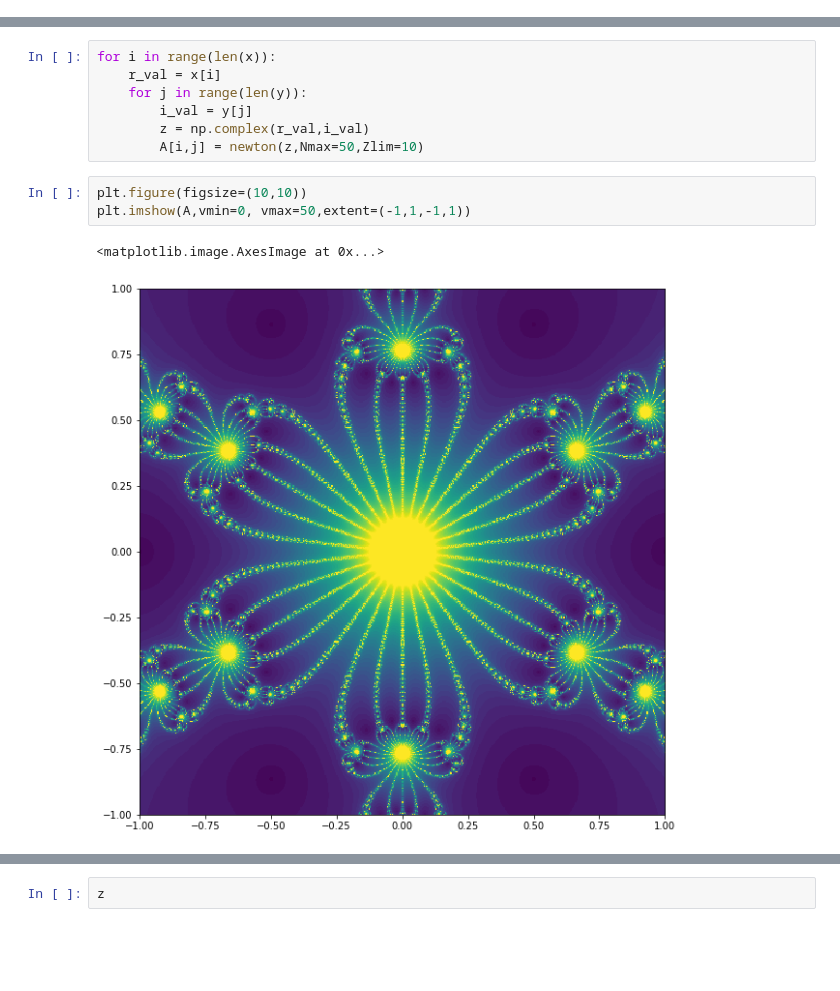
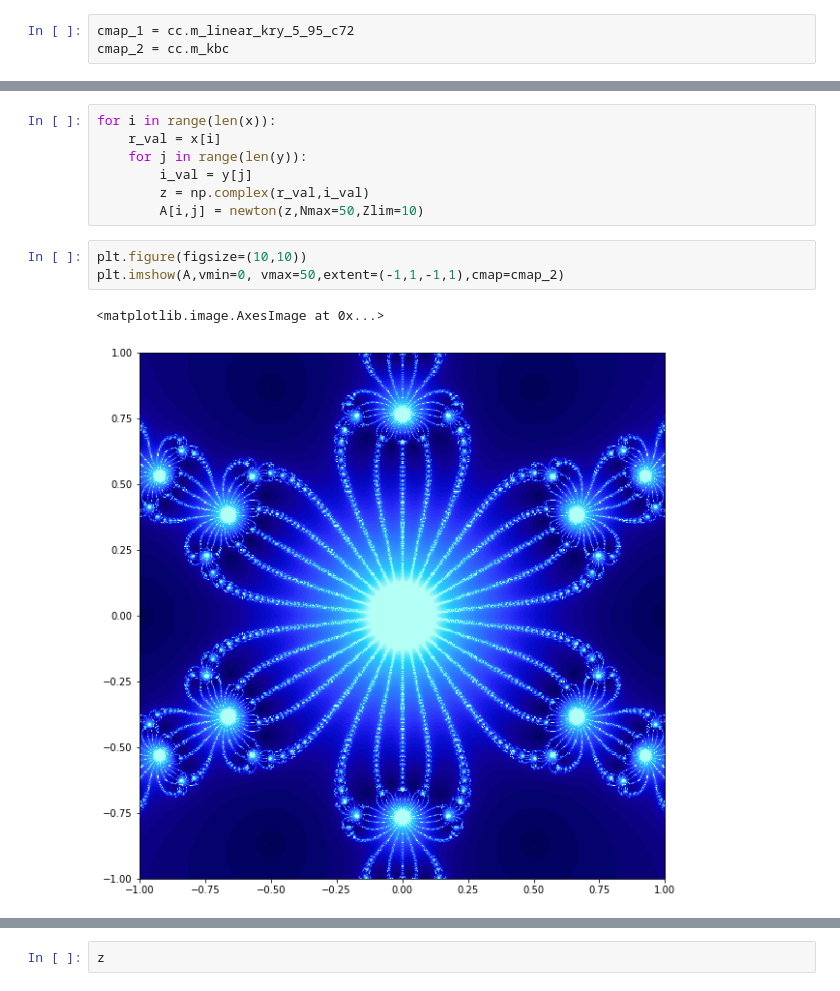
Before and after one commit to rmartinshort/EPS109_fall2018, a Jupyter notebook: Mandelbrot_set.ipynb, the cells around one changed output, grey strips where cells are left out. Drawn from its saved outputs; the diff is of its cells as text; blank space fills up the shorter version.

```diff
--- a/Mandelbrot_set.ipynb
+++ b/Mandelbrot_set.ipynb
@@ -4,4 +5,7 @@ import matplotlib.pyplot as plt
 %matplotlib inline
+# %%
+cmap_1 = cc.m_linear_kry_5_95_c72
+cmap_2 = cc.m_kbc
 # %%
 def mandelbrot(z,C,Nmax=50,Zlim=50):
 
@@ -254,10 +258,10 @@ for i in range(len(x)):
         A[i,j] = newton(z,Nmax=50,Zlim=10)
 # %%
 plt.figure(figsize=(10,10))
-plt.imshow(A,vmin=0, vmax=50,extent=(-1,1,-1,1))
+plt.imshow(A,vmin=0, vmax=50,extent=(-1,1,-1,1),cmap=cmap_2)
 # %% [output]
 <matplotlib.image.AxesImage at 0x...>
-[figure, old version]
+[figure, new version]
 # %%
 #range of zoom box dimensions for a zoom figure
 nlevels = 100
```
Also changed, not shown: parts of 5 cells of this notebook.
